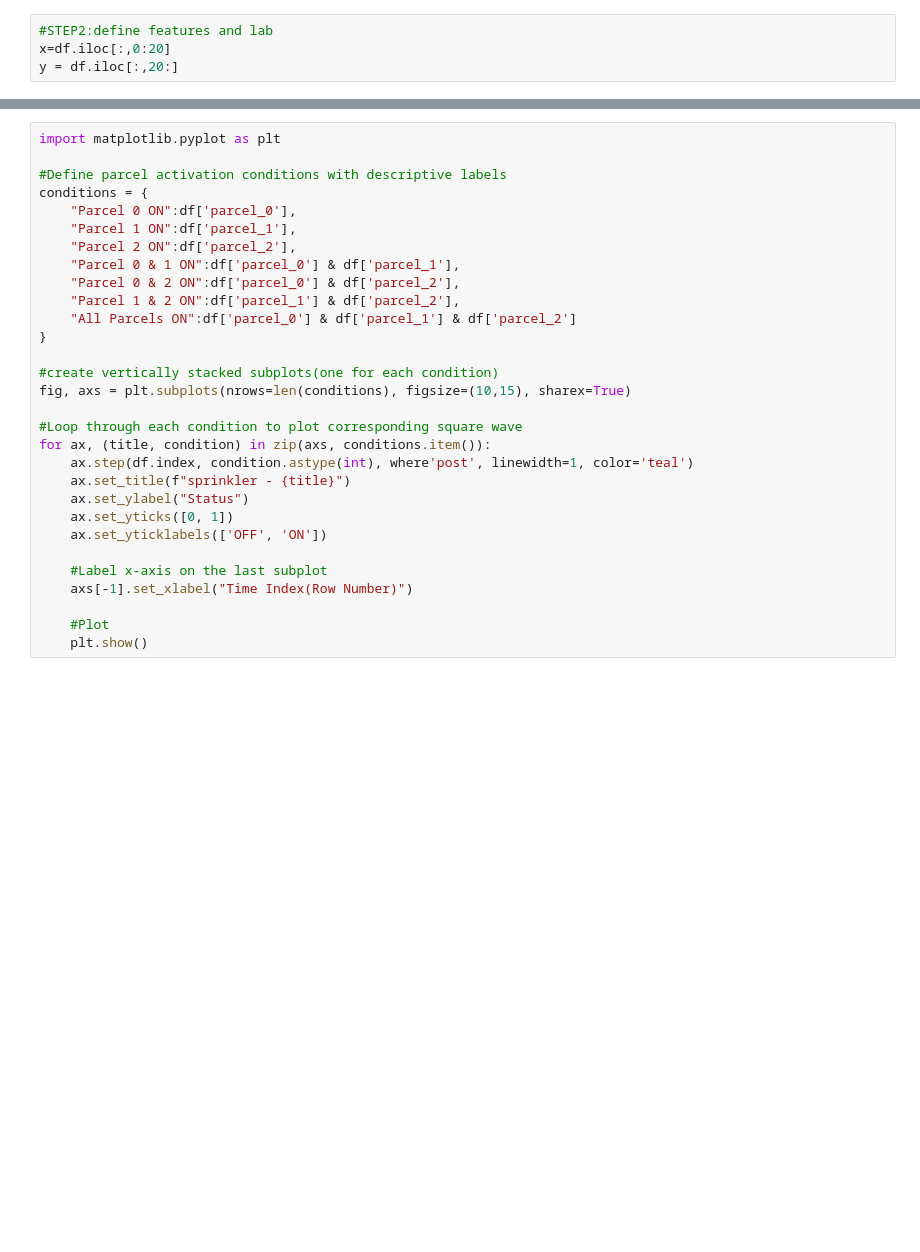
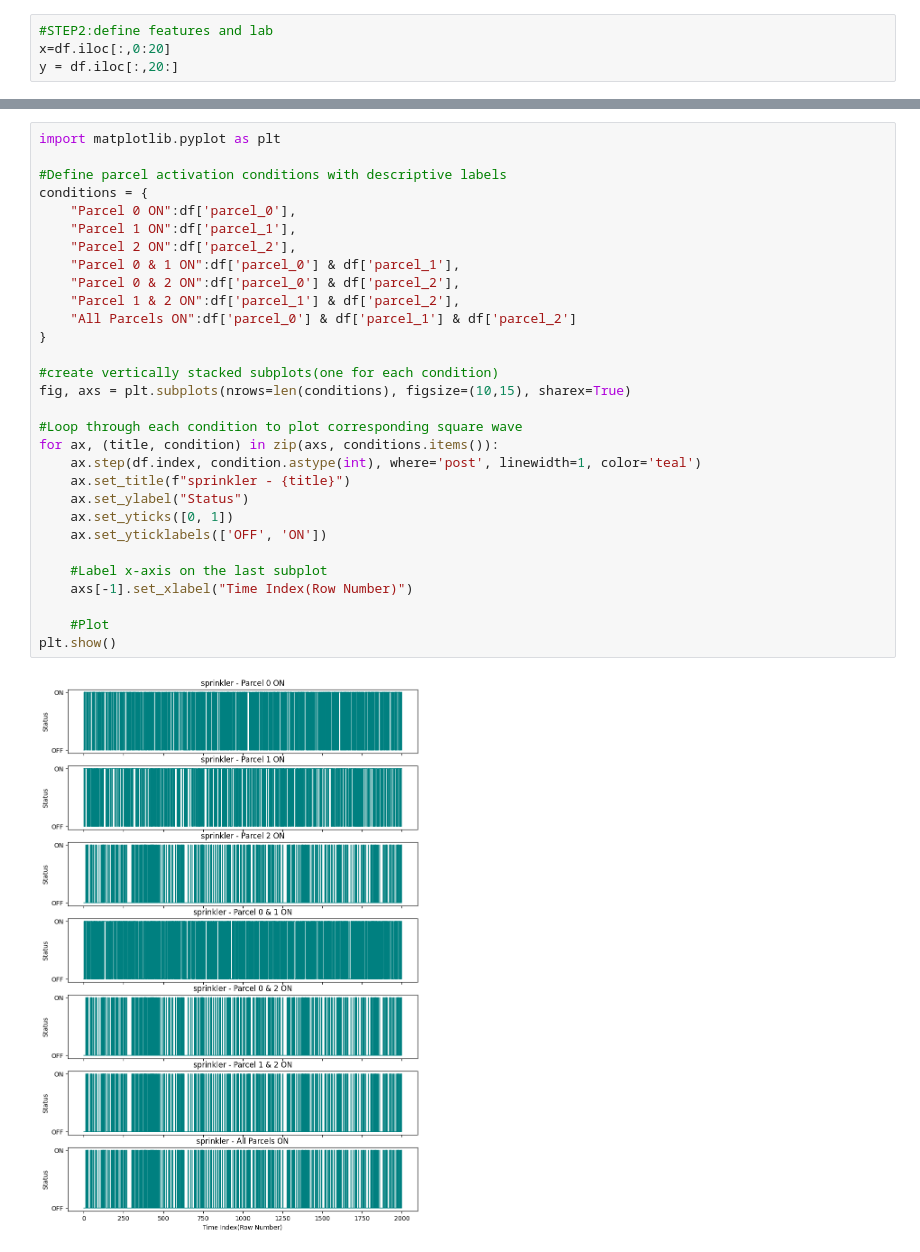
Before and after one commit to Chandrika987/smart_irrigation_AICTE_shell, a Jupyter notebook: Smart irrigation/smart_irrigation.ipynb, the cells around one changed output, grey strips where cells are left out. Drawn from its saved outputs; the diff is of its cells as text; blank space fills up the shorter version.

```diff
--- a/Smart irrigation/smart_irrigation.ipynb
+++ b/Smart irrigation/smart_irrigation.ipynb
@@ -81,33 +235,35 @@ print(df(['parcel_0','parcel_1','parcel_2']),sum())
 # %%
 import matplotlib.pyplot as plt
 
 #Define parcel activation conditions with descriptive labels
 conditions = {
     "Parcel 0 ON":df['parcel_0'],
     "Parcel 1 ON":df['parcel_1'],
     "Parcel 2 ON":df['parcel_2'],
     "Parcel 0 & 1 ON":df['parcel_0'] & df['parcel_1'],
     "Parcel 0 & 2 ON":df['parcel_0'] & df['parcel_2'],
     "Parcel 1 & 2 ON":df['parcel_1'] & df['parcel_2'],
     "All Parcels ON":df['parcel_0'] & df['parcel_1'] & df['parcel_2']
 }
 
 #create vertically stacked subplots(one for each condition)
 fig, axs = plt.subplots(nrows=len(conditions), figsize=(10,15), sharex=True)
 
 #Loop through each condition to plot corresponding square wave
-for ax, (title, condition) in zip(axs, conditions.item()):
-    ax.step(df.index, condition.astype(int), where'post', linewidth=1, color='teal')
+for ax, (title, condition) in zip(axs, conditions.items()):
+    ax.step(df.index, condition.astype(int), where='post', linewidth=1, color='teal')
     ax.set_title(f"sprinkler - {title}")
     ax.set_ylabel("Status")
     ax.set_yticks([0, 1])
     ax.set_yticklabels(['OFF', 'ON'])
 
     #Label x-axis on the last subplot
     axs[-1].set_xlabel("Time Index(Row Number)")
 
     #Plot
-    plt.show()
+plt.show()
+# %% [output]
+[figure, added]
 # %%
 #Calculate combined activity of all pumps(overlap)
 any_pump_on = (df['parcel_0'] == 1) | (df['parcel_1'] == 1) | (df['parcel_2'] == 1)
```
Also changed, not shown: parts of 19 cells of this notebook, 2 other files.
